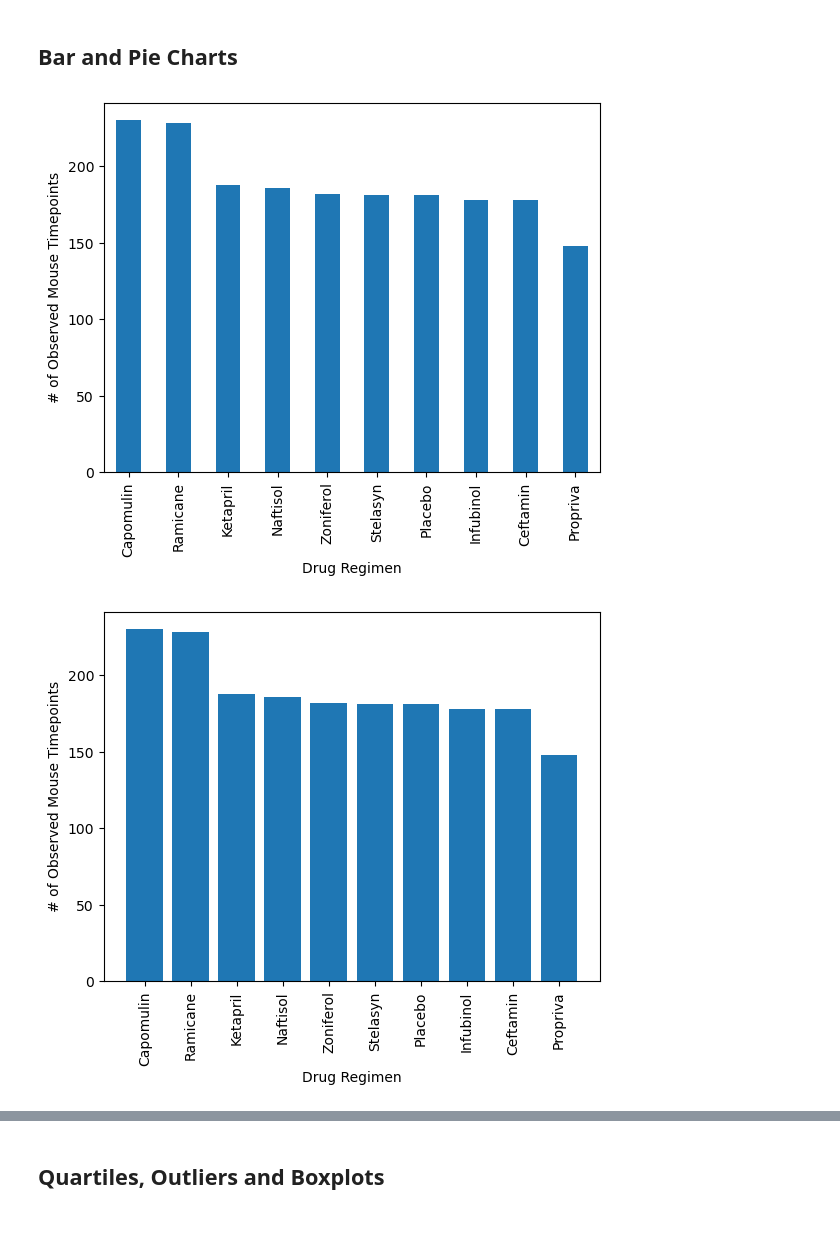
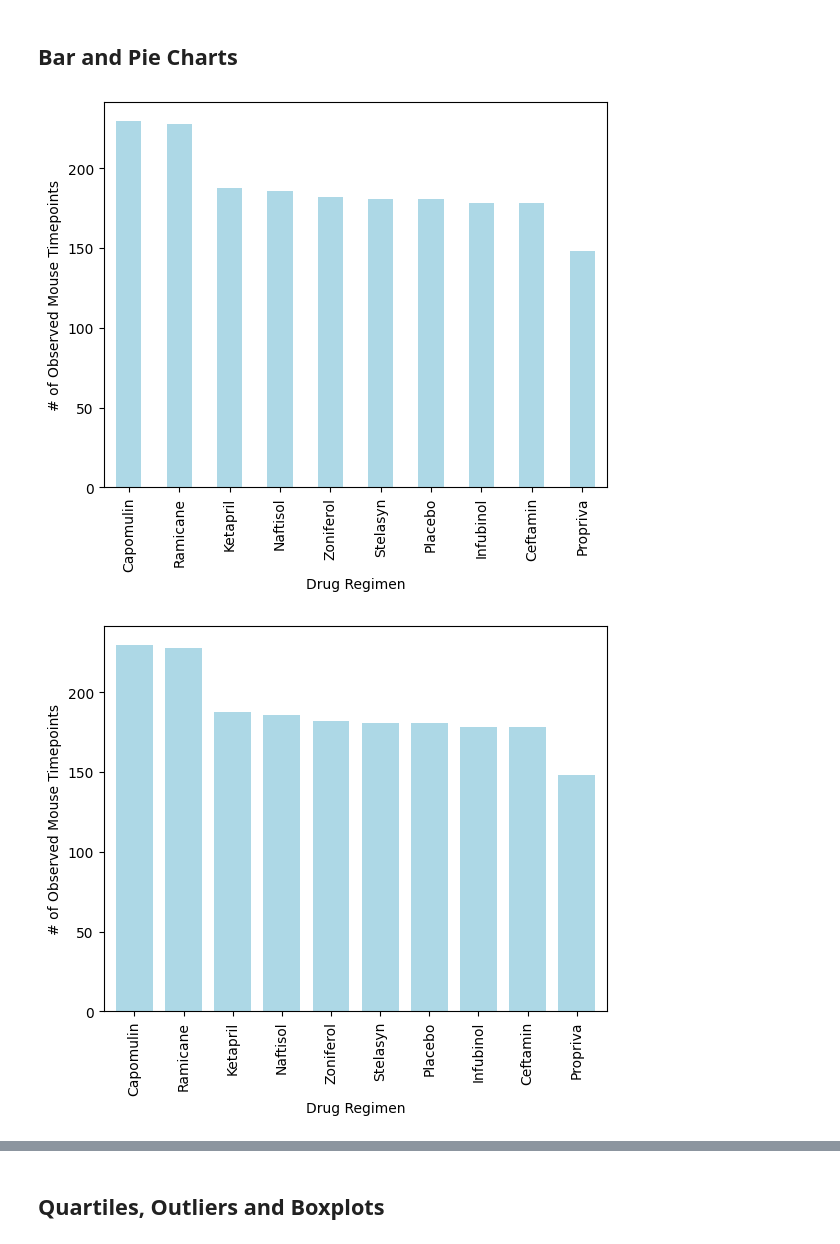
Before and after one commit to lilianag21/Pymaceuticals-Challenge, a Jupyter notebook: Pymaceuticals/pymaceuticals_starter.ipynb, the cells around one changed output, grey strips where cells are left out. Saved outputs shown, nothing was run; the diff lists cells and outputs as text; code cells hidden in the pictures.

```diff
--- a/Pymaceuticals/pymaceuticals_starter.ipynb
+++ b/Pymaceuticals/pymaceuticals_starter.ipynb
@@ -77,7 +84,7 @@ duplicate_mice_df.head(100)
 # Create a clean DataFrame by dropping the duplicate mouse by its ID.
 
 dropped_mouse = 'g989'
-clean_mice = clean_mice[clean_mice['Mouse ID'] != dropped_mouse]
+clean_mice = mice_df[mice_df['Mouse ID'] != dropped_mouse]
 clean_mice.head()
 # %% [output]
 |  | Mouse ID | Timepoint | Tumor Volume (mm3) | Metastatic Sites | Drug Regimen | Sex | Age_months | ... |
@@ -158,9 +165,21 @@ simplified_df.head(100)
 ## Bar and Pie Charts
 # %%
 # Generate a bar plot showing the total number of rows (Mouse ID/Timepoints) for each drug regimen using Pandas.
+
+regimen = clean_mice["Drug Regimen"].value_counts()
+regimen.plot(kind="bar", figsize=(6.5, 5), color="lightblue")
+plt.xlabel("Drug Regimen")
+plt.ylabel("# of Observed Mouse Timepoints")
+plt.show()
 # %% [output]
-[figure, old version]
+[figure, new version]
 # %%
 # Generate a bar plot showing the total number of rows (Mouse ID/Timepoints) for each drug regimen using pyplot.
+
+regimen = clean_mice["Drug Regimen"].value_counts()
+regimen.plot(kind="bar", figsize=(6.5, 5), color="lightblue", width=.75)
+plt.xlabel("Drug Regimen")
+plt.ylabel("# of Observed Mouse Timepoints")
+plt.show()
 # %% [output]
-[figure, old version]
+[figure, new version]
```
Also changed, not shown: parts of 16 cells of this notebook, 2 other files.
